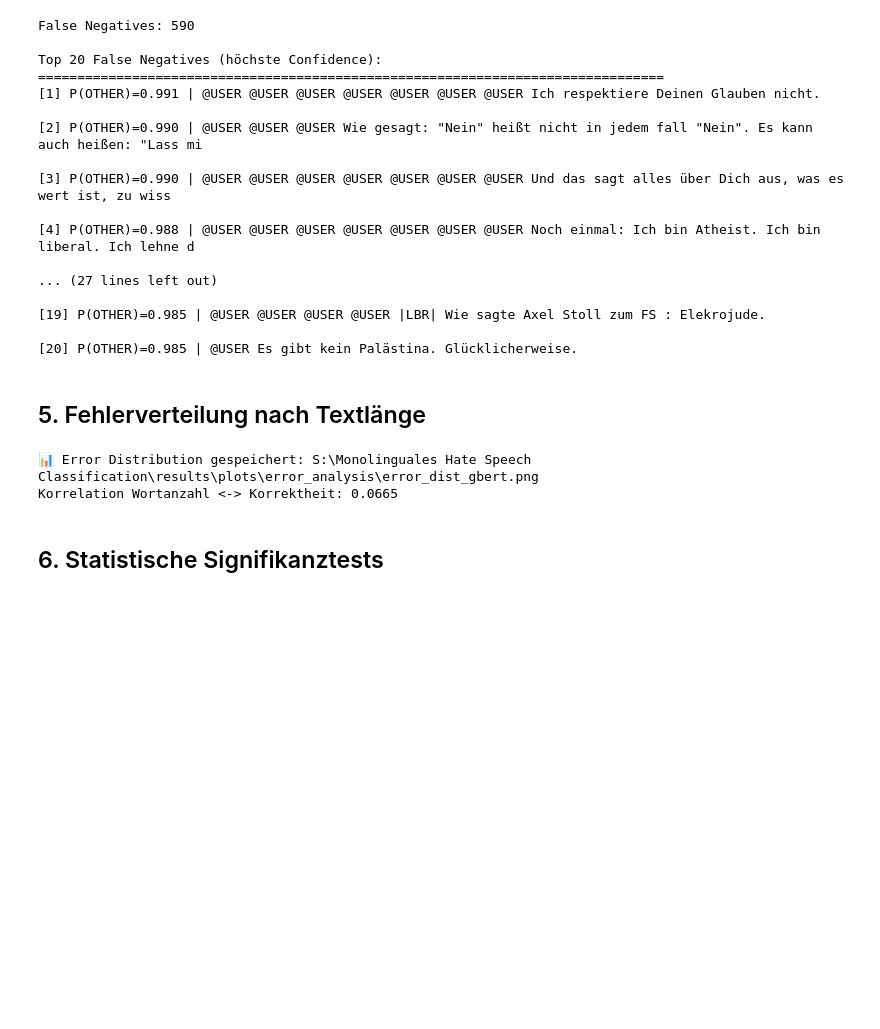
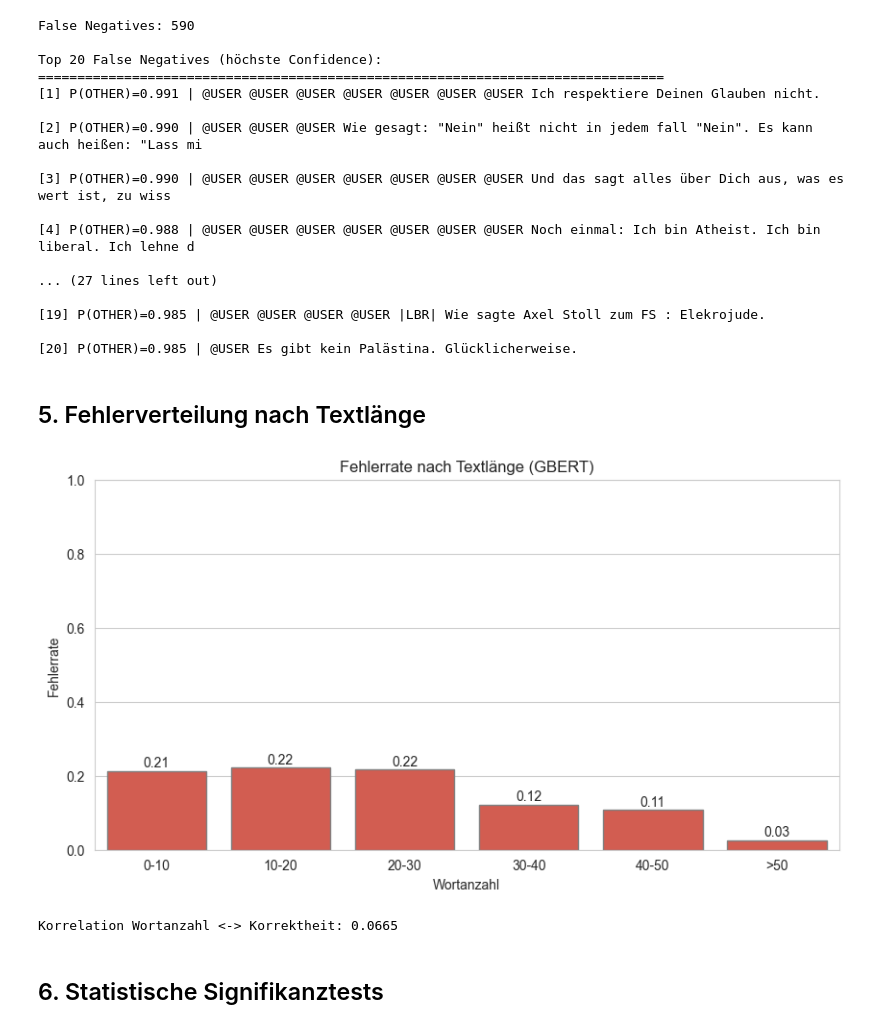
Before and after one commit to mira-sp/german-hate-speech-classification, a Jupyter notebook: notebooks/04_error_analysis.ipynb, the cells around one changed output. Drawn from its saved outputs; the diff is of its cells as text; code cells hidden in the pictures; blank space fills up the shorter version.

```diff
--- a/notebooks/04_error_analysis.ipynb
+++ b/notebooks/04_error_analysis.ipynb
@@ -170,18 +170,49 @@ Top 20 False Negatives (höchste Confidence):
 # %% [markdown]
 ## 5. Fehlerverteilung nach Textlänge
 # %%
-plot_error_distribution(
+# Implementierung der Fehlerverteilung
+def plot_error_distribution_local(y_true, y_pred, texts, model_name):
+    # Calculate lengths
+    lengths = [len(str(t).split()) for t in texts]
+    correct = y_true == y_pred
+
+    df = pd.DataFrame({'length': lengths, 'correct': correct})
+    # Binning
+    bins = [0, 10, 20, 30, 40, 50, 100]
+    labels = ['0-10', '10-20', '20-30', '30-40', '40-50', '>50']
+    df['bin'] = pd.cut(df['length'], bins=bins, labels=labels)
+
+    # Error rate per bin
+    # Error rate = 1 - Accuracy (mean of correct)
+    error_rates = 1 - df.groupby('bin', observed=False)['correct'].mean()
+
+    # Plot
+    plt.figure(figsize=(10, 5))
+    ax = sns.barplot(x=error_rates.index, y=error_rates.values, color='#e74c3c', edgecolor='gray')
+    plt.title(f'Fehlerrate nach Textlänge ({model_name})')
+    plt.ylabel('Fehlerrate')
+    plt.xlabel('Wortanzahl')
+
+    # Add values
+    for i, v in enumerate(error_rates.values):
+        if not np.isnan(v):
+            ax.text(i, v + 0.01, f'{v:.2f}', ha='center')
+
+    plt.ylim(0, 1.0)
+    plt.show()
+
+plot_error_distribution_local(
     y_true, y_pred,
     test_df['text'].tolist(),
     'GBERT'
 )
 
-# Korrelation Textlänge <-> Fehlerrate
+# Korrelation Textlänge <-> Korrektheit
 test_df['word_count'] = test_df['text'].str.split().str.len()
 corr = test_df['word_count'].corr(test_df['correct'].astype(float))
 print(f'Korrelation Wortanzahl <-> Korrektheit: {corr:.4f}')
 # %% [output]
+[figure, added]
-📊 Error Distribution gespeichert: S:\Monolinguales Hate Speech Classification\results\plots\error_analysis\error_dist_gbert.png
 Korrelation Wortanzahl <-> Korrektheit: 0.0665
 # %% [markdown]
 ## 6. Statistische Signifikanztests
```
Also changed, not shown: parts of 3 cells of this notebook, 20 other files.
